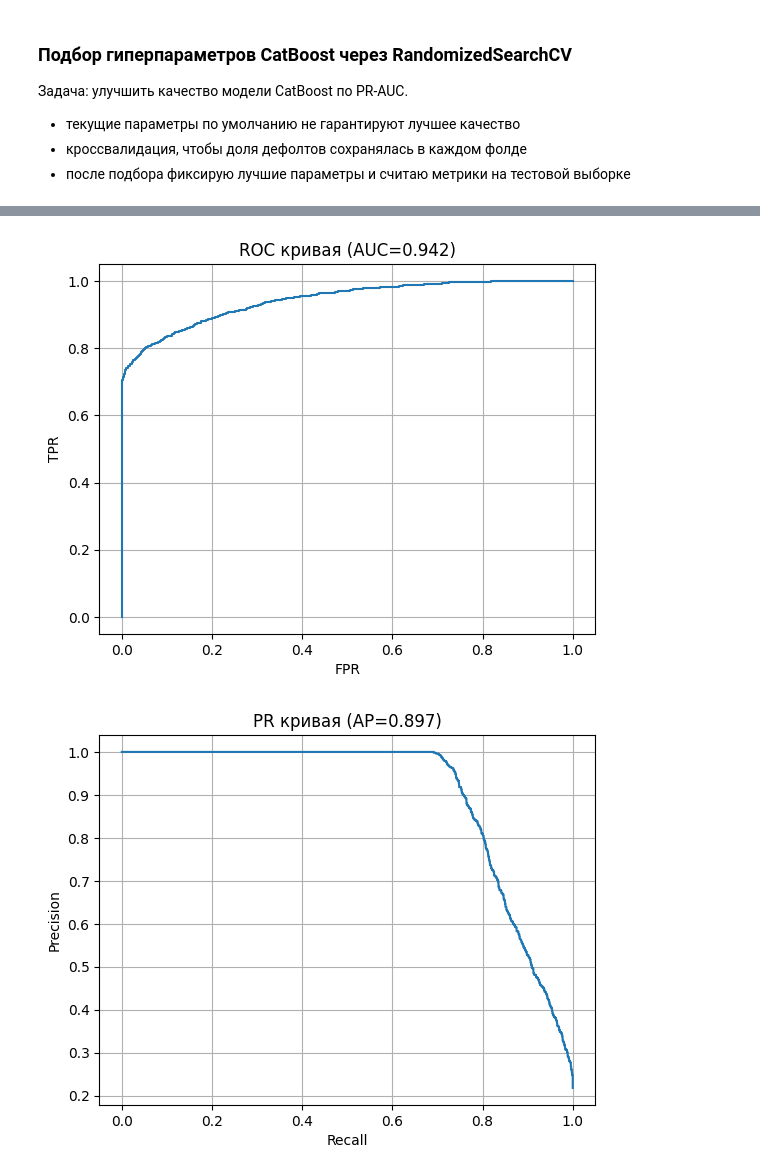
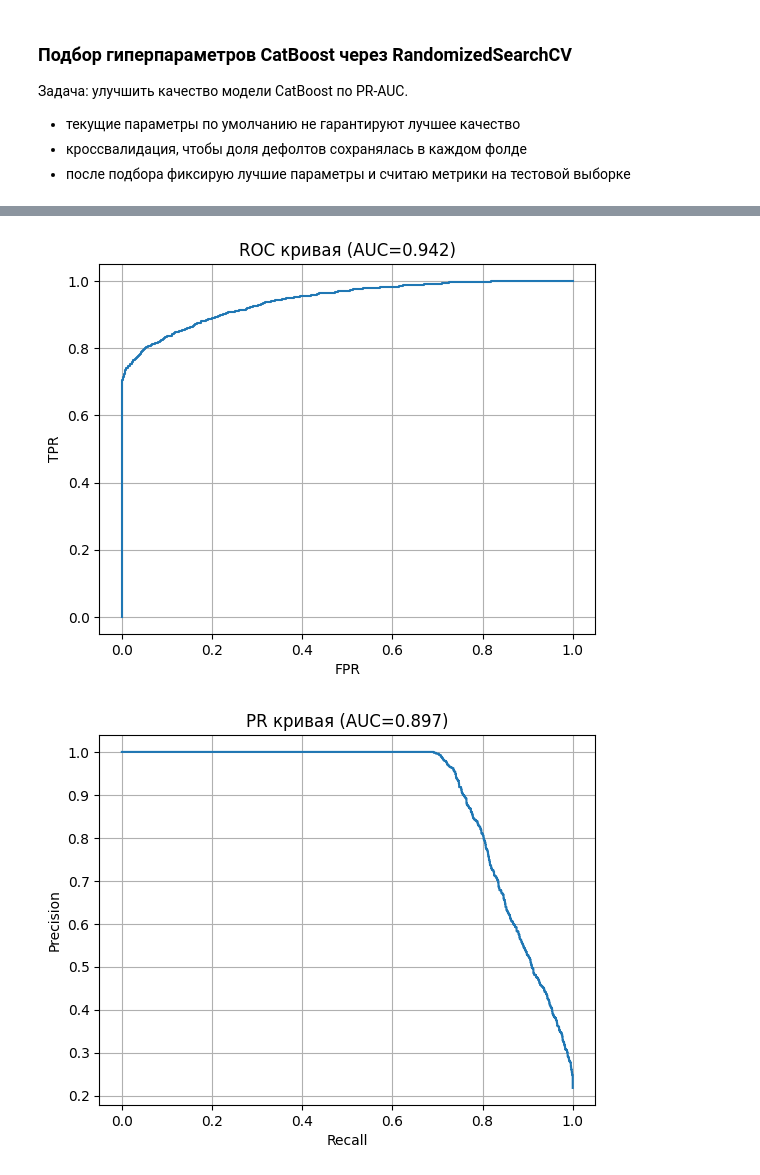
Before and after one commit to rodionpotapov/trening, a Jupyter notebook: prod/pet_project/notebook.ipynb, the cells around one changed output, grey strips where cells are left out. Saved outputs shown, nothing was run; the diff lists cells and outputs as text; code cells hidden in the pictures.

```diff
--- a/prod/pet_project/notebook.ipynb
+++ b/prod/pet_project/notebook.ipynb
@@ -612,25 +612,25 @@ PR-AUC на test: 0.8972345819512109
 # %%
 fpr, tpr, _ = roc_curve(Y_test, p_test)
 roc = roc_auc_score(Y_test, p_test)
 
 plt.figure()
 plt.plot(fpr, tpr)
 plt.xlabel("FPR")
 plt.ylabel("TPR")
 plt.title(f"ROC кривая (AUC={roc:.3f})")
 plt.grid(True)
 plt.show()
 
 prec, rec, _ = precision_recall_curve(Y_test, p_test)
 pr = average_precision_score(Y_test, p_test)
 
 plt.figure()
 plt.plot(rec, prec)
 plt.xlabel("Recall")
 plt.ylabel("Precision")
-plt.title(f"PR кривая (AP={pr:.3f})")
+plt.title(f"PR кривая (AUC={pr:.3f})")
 plt.grid(True)
 plt.show()
 # %% [output]
 [figure]
-[figure, old version]
+[figure, new version]
```
Also changed, not shown: parts of 16 cells of this notebook.
